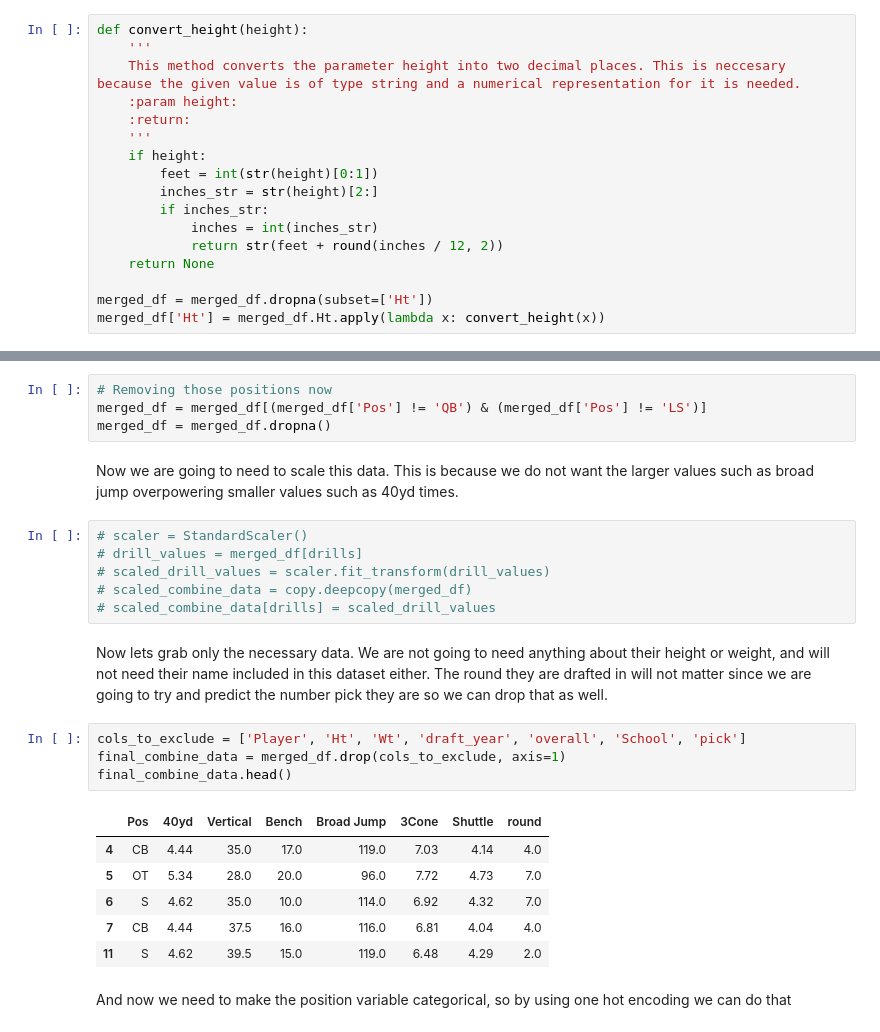
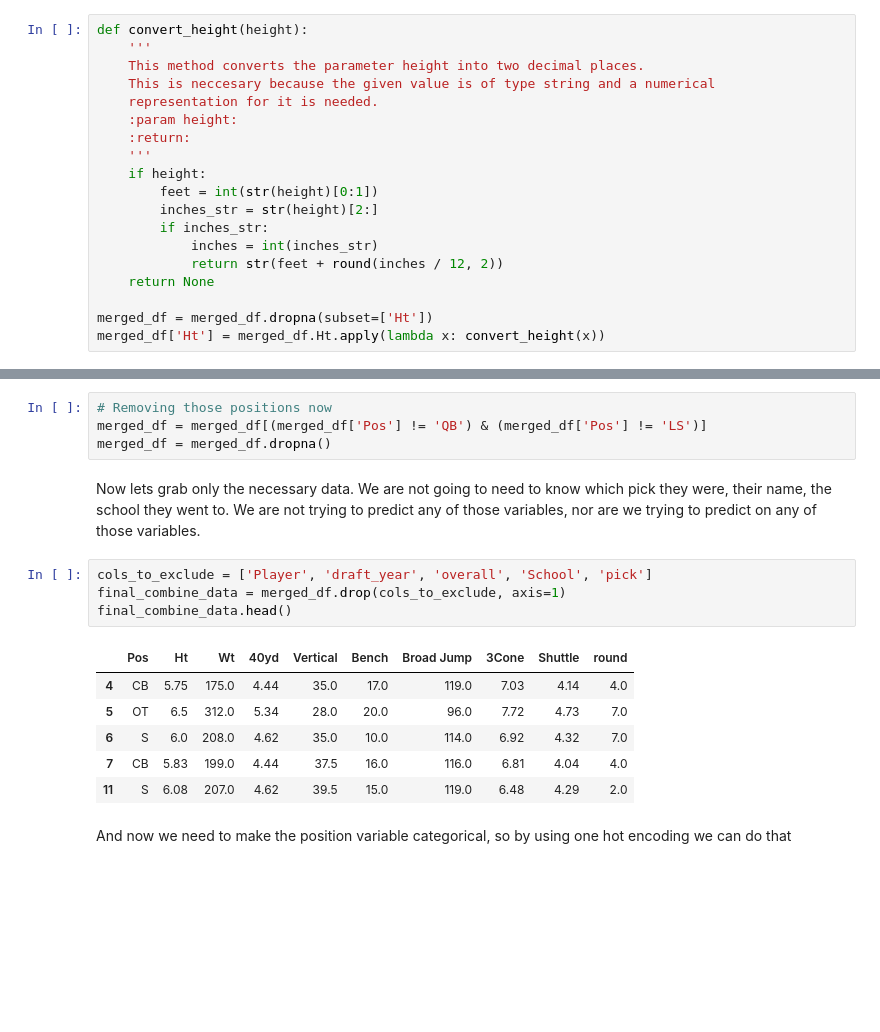
Before and after one commit to mcdonaldpmsoe/CSC2621-Final, a Jupyter notebook: main.ipynb, the cells around one changed output, grey strips where cells are left out. Saved outputs shown, nothing was run; the diff lists cells and outputs as text; blank space fills up the shorter version.

```diff
--- a/main.ipynb
+++ b/main.ipynb
@@ -80,7 +82,9 @@ Missing values are something that is a little tricky with this dataset. There ar
 # %%
 def convert_height(height):
     '''
-    This method converts the parameter height into two decimal places. This is neccesary because the given value is of type string and a numerical representation for it is needed.
+    This method converts the parameter height into two decimal places.
+    This is neccesary because the given value is of type string and a numerical
+    representation for it is needed.
     :param height:
     :return:
     '''
@@ -148,27 +154,19 @@ There seems to be a sufficent amount of data for each position. However, there a
 # Removing those positions now
 merged_df = merged_df[(merged_df['Pos'] != 'QB') & (merged_df['Pos'] != 'LS')]
 merged_df = merged_df.dropna()
-# %% [markdown]
-Now we are going to need to scale this data. This is because we do not want the larger values such as broad jump overpowering smaller values such as 40yd times.
-# %%
-# scaler = StandardScaler()
-# drill_values = merged_df[drills]
-# scaled_drill_values = scaler.fit_transform(drill_values)
-# scaled_combine_data = copy.deepcopy(merged_df)
-# scaled_combine_data[drills] = scaled_drill_values
 # %% [markdown]
-Now lets grab only the necessary data. We are not going to need anything about their height or weight, and will not need their name included in this dataset either. The round they are drafted in will not matter since we are going to try and predict the number pick they are so we can drop that as well.
+Now lets grab only the necessary data. We are not going to need to know which pick they were, their name, the school they went to. We are not trying to predict any of those variables, nor are we trying to predict on any of those variables.
 # %%
-cols_to_exclude = ['Player', 'Ht', 'Wt', 'draft_year', 'overall', 'School', 'pick']
+cols_to_exclude = ['Player', 'draft_year', 'overall', 'School', 'pick']
 final_combine_data = merged_df.drop(cols_to_exclude, axis=1)
 final_combine_data.head()
 # %% [output]
-|  | Pos | 40yd | Vertical | Bench | Broad Jump | 3Cone | Shuttle | round |
-| 4 | CB | 4.44 | 35.0 | 17.0 | 119.0 | 7.03 | 4.14 | 4.0 |
-| 5 | OT | 5.34 | 28.0 | 20.0 | 96.0 | 7.72 | 4.73 | 7.0 |
-| 6 | S | 4.62 | 35.0 | 10.0 | 114.0 | 6.92 | 4.32 | 7.0 |
-| 7 | CB | 4.44 | 37.5 | 16.0 | 116.0 | 6.81 | 4.04 | 4.0 |
-| 11 | S | 4.62 | 39.5 | 15.0 | 119.0 | 6.48 | 4.29 | 2.0 |
+|  | Pos | Ht | Wt | 40yd | Vertical | Bench | Broad Jump | 3Cone | Shuttle | round |
+| 4 | CB | 5.75 | 175.0 | 4.44 | 35.0 | 17.0 | 119.0 | 7.03 | 4.14 | 4.0 |
+| 5 | OT | 6.5 | 312.0 | 5.34 | 28.0 | 20.0 | 96.0 | 7.72 | 4.73 | 7.0 |
+| 6 | S | 6.0 | 208.0 | 4.62 | 35.0 | 10.0 | 114.0 | 6.92 | 4.32 | 7.0 |
+| 7 | CB | 5.83 | 199.0 | 4.44 | 37.5 | 16.0 | 116.0 | 6.81 | 4.04 | 4.0 |
+| 11 | S | 6.08 | 207.0 | 4.62 | 39.5 | 15.0 | 119.0 | 6.48 | 4.29 | 2.0 |
 # %% [markdown]
 And now we need to make the position variable categorical, so by using one hot encoding we can do that
 # %%
```
Also changed, not shown: parts of 4 cells of this notebook.
